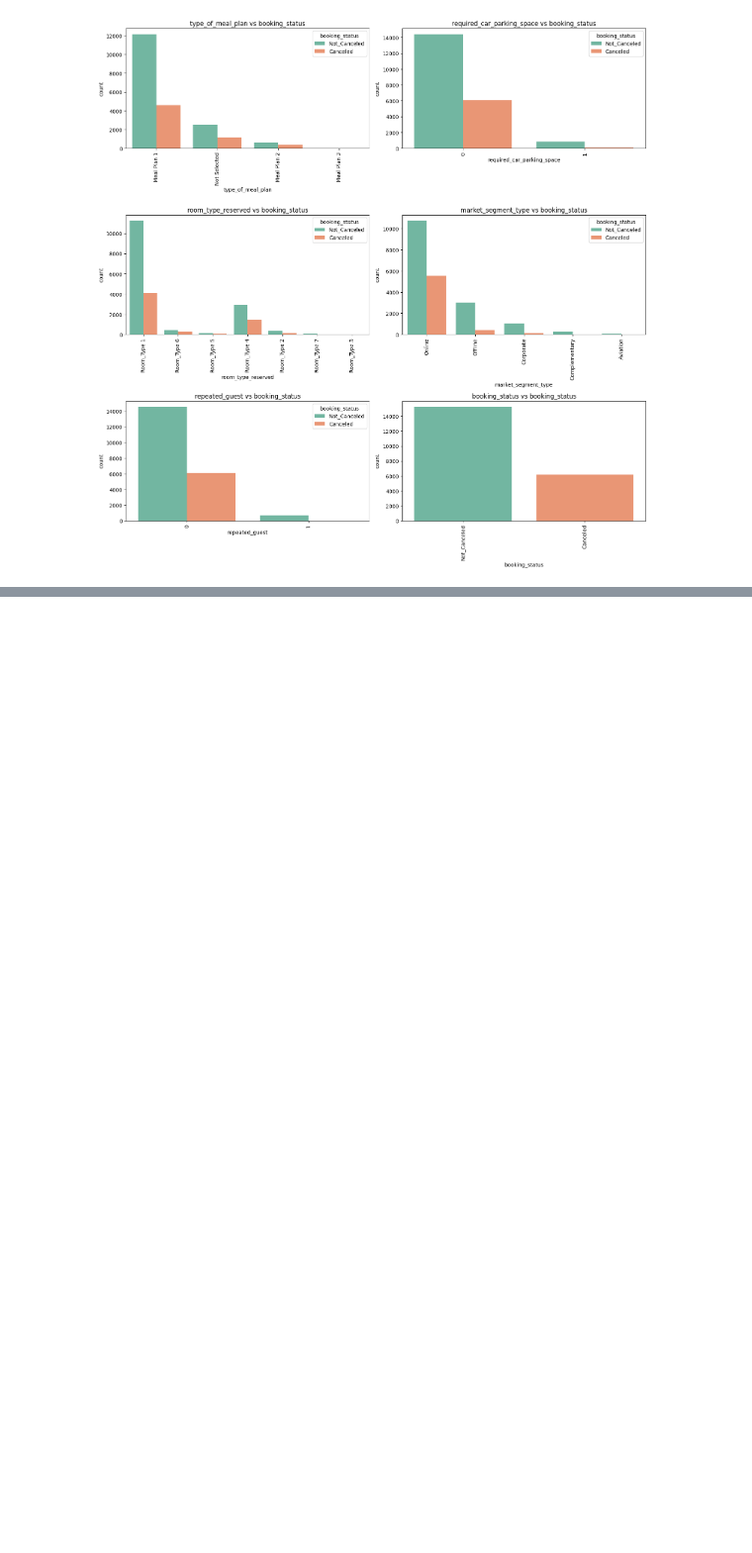
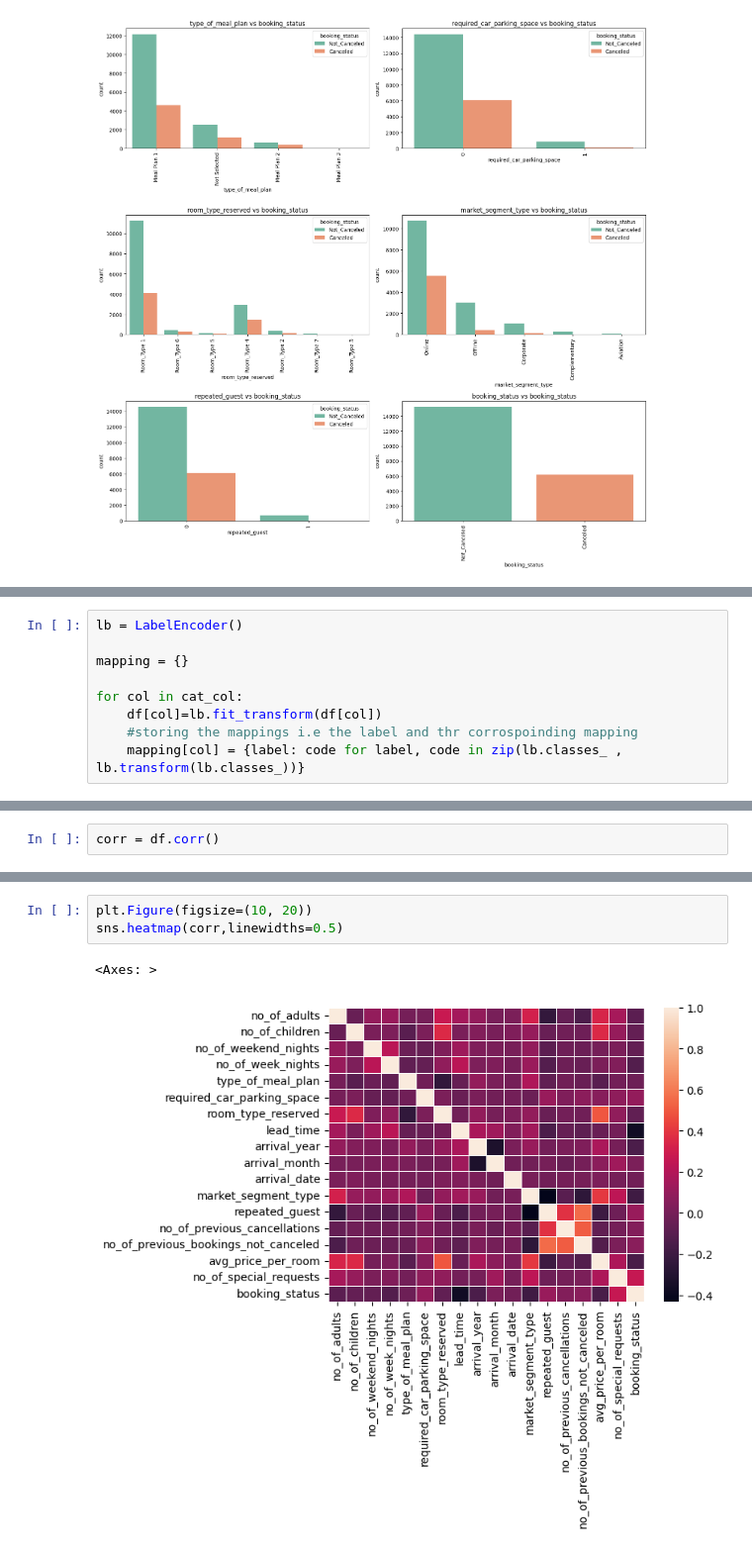
Before and after one commit to Vivek084c/MLOps_Hotel_Reservation_prediction, a Jupyter notebook: notebook/notebook.ipynb, the cells around one changed output, grey strips where cells are left out. Shown at 99% size. Drawn from its saved outputs; the diff is of its cells as text; blank space fills up the shorter version.

```diff
--- a/notebook/notebook.ipynb
+++ b/notebook/notebook.ipynb
@@ -358,0 +402,9 @@ plot_bivariate_cat(data, "booking_status", cat_col)
+# %%
+lb = LabelEncoder()
+
+mapping = {}
+
+for col in cat_col:
+    df[col]=lb.fit_transform(df[col])
+    #storing the mappings i.e the label and thr corrospoinding mapping
+    mapping[col] = {label: code for label, code in zip(lb.classes_ , lb.transform(lb.classes_))}
@@ -358,0 +572,2 @@ plot_bivariate_cat(data, "booking_status", cat_col)
+# %%
+corr = df.corr()
@@ -358,0 +594,6 @@ plot_bivariate_cat(data, "booking_status", cat_col)
+# %%
+plt.Figure(figsize=(10, 20))
+sns.heatmap(corr,linewidths=0.5)
+# %% [output]
+<Axes: >
+[figure, added]
```
Also changed, not shown: parts of 59 cells of this notebook, 1 other file.
